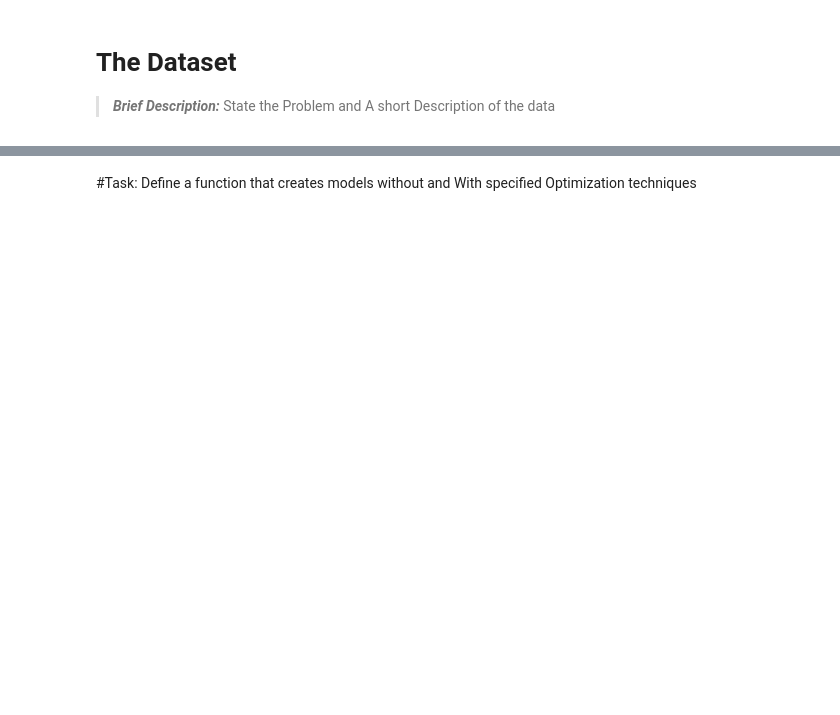
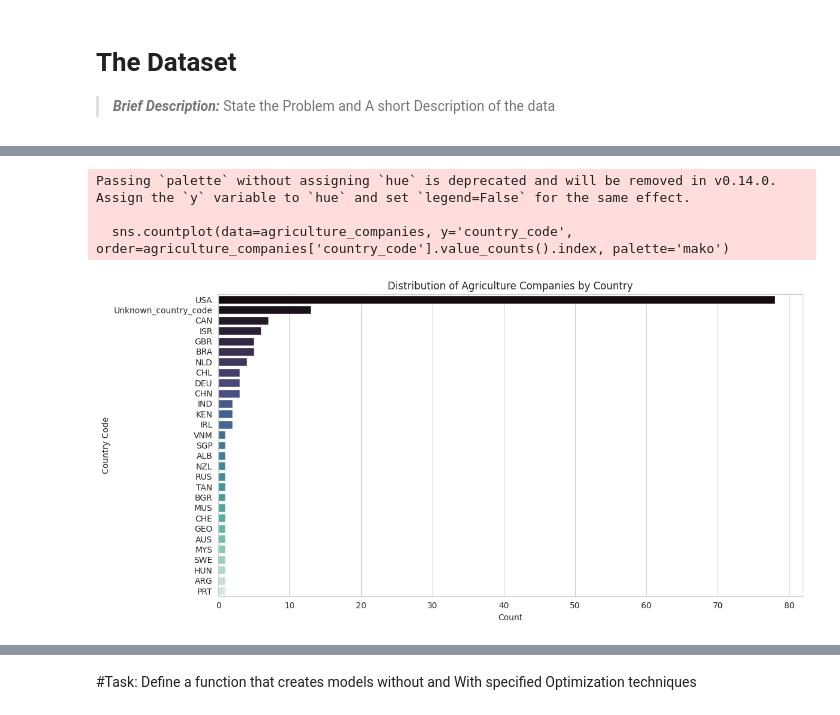
Before and after one commit to NiyonshutiDavid/Intro2ML_Summative, a Jupyter notebook: Summative_Intro_to_ml_[David Niyonshuti]_assignment.ipynb, the cells around one changed output, grey strips where cells are left out. Saved outputs shown, nothing was run; the diff lists cells and outputs as text; code cells hidden in the pictures; blank space fills up the shorter version.

Commit message:
defined models, and trained them at instance 1

```diff
--- a/Summative_Intro_to_ml_[David Niyonshuti]_assignment.ipynb
+++ b/Summative_Intro_to_ml_[David Niyonshuti]_assignment.ipynb
@@ -99,0 +239,20 @@ cp: cannot stat '/Users/davidniyonshuti/Desktop/ALU-COURSES/Introduction/to/mach
+# %%
+import re
+
+# Define the regex pattern for 'agriculture'.
+# r'.*agriculture.*' matches 'agriculture' anywhere in the string.
+# re.IGNORECASE makes the search case-insensitive.
+agriculture_pattern = r'agri'
+
+
+# Filter the DataFrame for companies in the agriculture sector
+agriculture_companies = data[
+    data['category_list'].astype(str).str.contains(agriculture_pattern, case=False, na=False)
+]
+
+# Get the total count of such companies
+total_agriculture_companies = len(agriculture_companies)
+
+print(f"Total number of companies in the agriculture sector (using regex): {total_agriculture_companies}")
+
+print(agriculture_companies[['name', 'category_list']].head())
@@ -99,0 +267,14 @@ cp: cannot stat '/Users/davidniyonshuti/Desktop/ALU-COURSES/Introduction/to/mach
+# %%
+# Plot the distribution of agriculture companies by country
+plt.figure(figsize=(12, 6))
+sns.countplot(data=agriculture_companies, y='country_code', order=agriculture_companies['country_code'].value_counts().index, palette='mako')
+plt.title('Distribution of Agriculture Companies by Country')
+plt.xlabel('Count')
+plt.ylabel('Country Code')
+plt.tight_layout()
+plt.show()
+# %% [output]
+Passing `palette` without assigning `hue` is deprecated and will be removed in v0.14.0. Assign the `y` variable to `hue` and set `legend=False` for the same effect.
+
+  sns.countplot(data=agriculture_companies, y='country_code', order=agriculture_companies['country_code'].value_counts().index, palette='mako')
+[figure, added]
```
Also changed, not shown: parts of 21 cells of this notebook.
